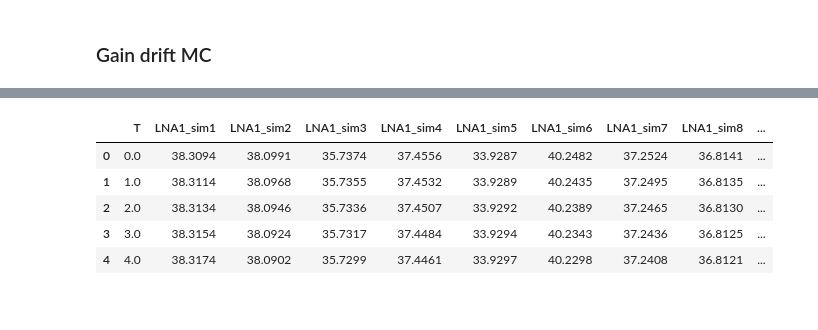
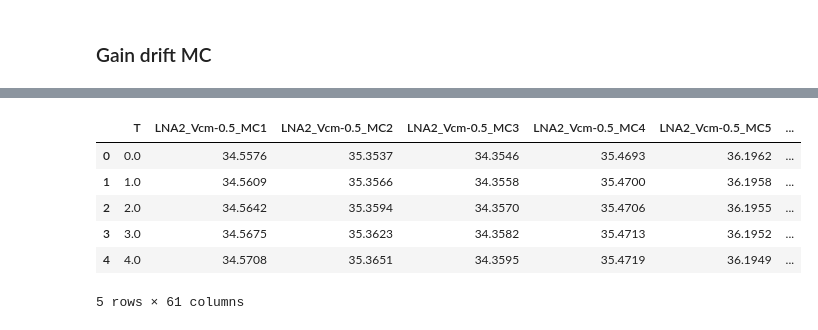
Before and after one commit to BaoTON1701/R-T_BiCMOS_run, a Jupyter notebook: code/Plot_results.ipynb, the cells around one changed output, grey strips where cells are left out. Cells and saved outputs as stored; diff of their text form; code cells hidden in the pictures.

```diff
--- a/code/Plot_results.ipynb
+++ b/code/Plot_results.ipynb
@@ -144,8 +144,13 @@ plt.show()
 # %% [markdown]
 ### Input noise MC
 # %%
+#noise at 27 deg C
 noise_LNA1 = pd.read_csv(f"{dir}/Noise_MC_LNA1_27degC.csv")
 noise_LNA2 = pd.read_csv(f"{dir}/Noise_MC_LNA2_27degC.csv")
+
+#noise at 45 deg C
+noise_LNA1_45 = pd.read_csv(f"{dir}/Noise_MC_LNA1_45degC.csv")
+noise_LNA2_45 = pd.read_csv(f"{dir}/Noise_MC_LNA2_45degC.csv")
 # %%
 np.size(noise_LNA1,axis = 0)
 # noise_LNA1.head()
@@ -296,6 +469,7 @@ plt.savefig(f"{plot_dir}/Gain_drift.png", dpi=300)
 # %% [markdown]
 ### Gain drift MC
 # %%
-Gain_drift_MC = pd.read_csv(f"{dir}/Gain_drift_MC_test1.csv")
-Gain_drift_MC.head()
+Gain_drift_MC1 = pd.read_csv(f"{dir}/gain_MC_LNA1_27degC.csv")
+Gain_drift_MC2 = pd.read_csv(f"{dir}/gain_MC_LNA2_27degC.csv")
+Gain_drift_MC2.head()
 # %% [output]
@@ -308,25 +483,23 @@ Gain_drift_MC.head()
 # %%
-num_sim = int((np.size(Gain_drift_MC, axis = 1)-1)/2)
-num_type = 2  # LNA1 and LNA2
-col = ['T']
-for i in range(num_type):
+np.size(Gain_drift_MC1,axis = 0)
+# noise_LNA1.head()
+
+Vcm = [-0.5,0,0.5]  # For Vcm = -0.5, 0.0 and 0.5 V
+num_sim = int((np.size(Gain_drift_MC1, axis = 1))/len(Vcm))  # Number of MC simulation for each Vcm
+col1 = ['T']
+col2 = ['T']
+for i in Vcm:
     for j in range(num_sim):
-        col.append(f'LNA{i+1}_sim{j+1}')
-Gain_drift_MC.columns = col
-
-#Test plotting
-fix,ax = plt.subplots(figsize=(14, 9))
-for i in range(num_type):
-    for j in range(num_sim):
-        ax.plot(Gain_drift_MC['T'], Gain_drift_MC[f'LNA{i+1}_sim{j+1}'], label=f'LNA{i+1}_sim{j+1}', lw=1, alpha=0.3 if j>0 else 1, color=colors[i+1])
-ax.set_title(r'\textbf{Gain Drift over Temperature - MC Simulation}', fontsize=25, pad=20)
-ax.set_xlabel(r'\textbf{Temperature} $[^{\circ} C]$', fontsize=20)
-ax.set_ylabel(r'\textbf{Gain (dB)}', fontsize=20)
-ax.tick_params(axis='both', which='major', labelsize=20)
+        col1.append(f'LNA1_Vcm{str(i)}_MC{j+1}')
+        col2.append(f'LNA2_Vcm{str(i)}_MC{j+1}')
+Gain_drift_MC1.columns = col1
+Gain_drift_MC2.columns = col2
+Gain_drift_MC2.head()
 # %% [output]
-|  | T | LNA1_sim1 | LNA1_sim2 | LNA1_sim3 | LNA1_sim4 | LNA1_sim5 | LNA1_sim6 | LNA1_sim7 | LNA1_sim8 | ... |
-| 0 | 0.0 | 38.3094 | 38.0991 | 35.7374 | 37.4556 | 33.9287 | 40.2482 | 37.2524 | 36.8141 | ... |
-| 1 | 1.0 | 38.3114 | 38.0968 | 35.7355 | 37.4532 | 33.9289 | 40.2435 | 37.2495 | 36.8135 | ... |
-| 2 | 2.0 | 38.3134 | 38.0946 | 35.7336 | 37.4507 | 33.9292 | 40.2389 | 37.2465 | 36.8130 | ... |
-| 3 | 3.0 | 38.3154 | 38.0924 | 35.7317 | 37.4484 | 33.9294 | 40.2343 | 37.2436 | 36.8125 | ... |
-| 4 | 4.0 | 38.3174 | 38.0902 | 35.7299 | 37.4461 | 33.9297 | 40.2298 | 37.2408 | 36.8121 | ... |
+|  | T | LNA2_Vcm-0.5_MC1 | LNA2_Vcm-0.5_MC2 | LNA2_Vcm-0.5_MC3 | LNA2_Vcm-0.5_MC4 | LNA2_Vcm-0.5_MC5 | ... |
+| 0 | 0.0 | 34.5576 | 35.3537 | 34.3546 | 35.4693 | 36.1962 | ... |
+| 1 | 1.0 | 34.5609 | 35.3566 | 34.3558 | 35.4700 | 36.1958 | ... |
+| 2 | 2.0 | 34.5642 | 35.3594 | 34.3570 | 35.4706 | 36.1955 | ... |
+| 3 | 3.0 | 34.5675 | 35.3623 | 34.3582 | 35.4713 | 36.1952 | ... |
+| 4 | 4.0 | 34.5708 | 35.3651 | 34.3595 | 35.4719 | 36.1949 | ... |
+5 rows × 61 columns
```
Also changed, not shown: parts of 8 cells of this notebook.
